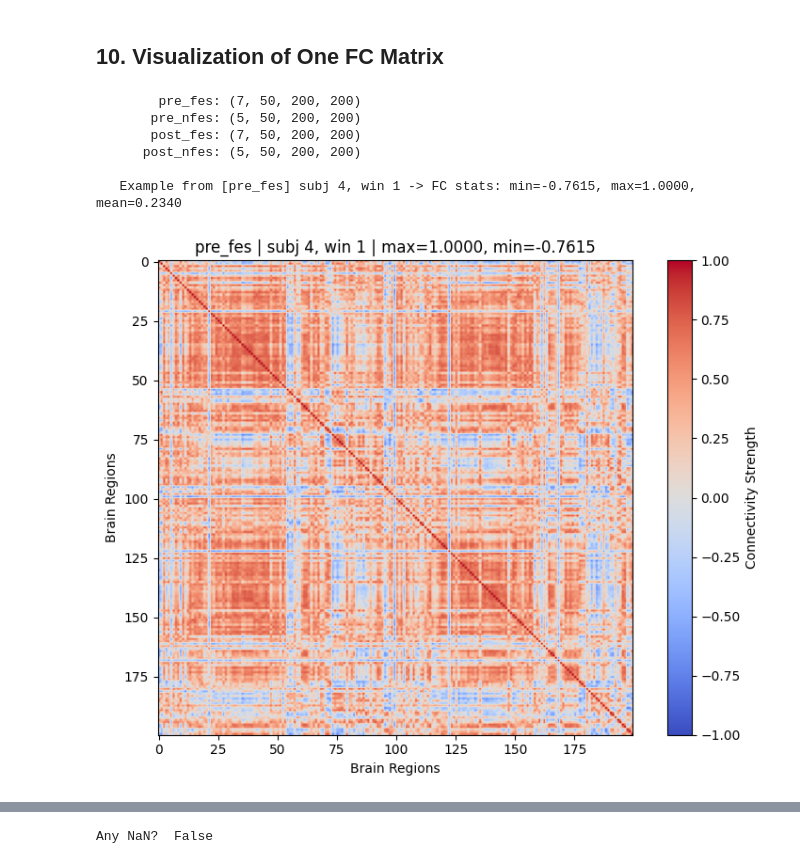
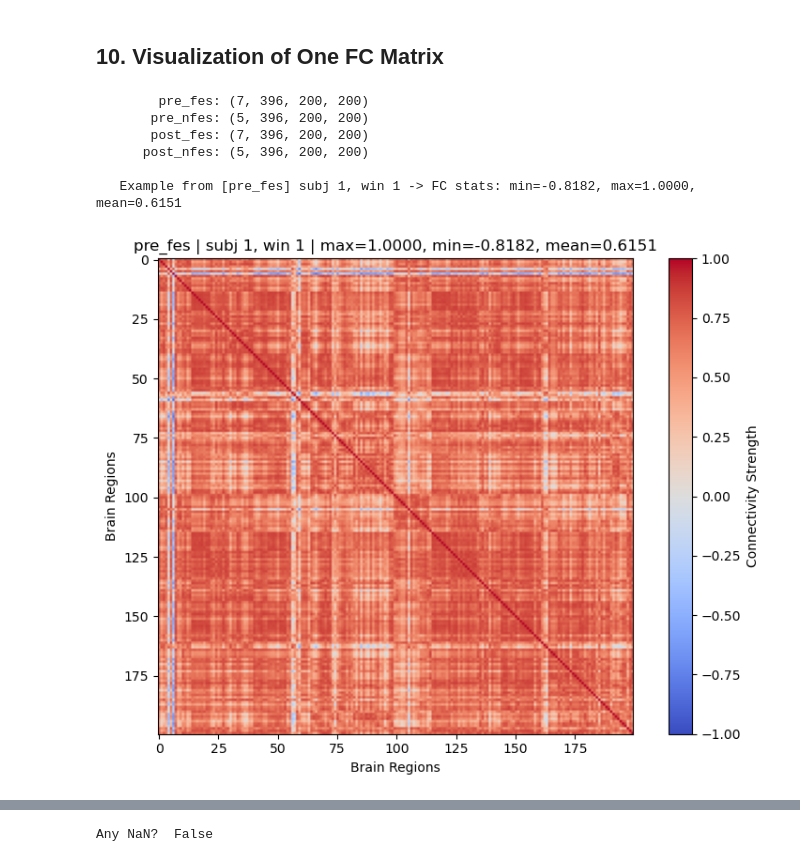
Before and after one commit to ismailukman/scifes, a Jupyter notebook: SCIFES_Multilayer_by_TPs.ipynb, the cells around one changed output, grey strips where cells are left out. Cells and saved outputs as stored; diff of their text form; code cells hidden in the pictures.

```diff
--- a/SCIFES_Multilayer_by_TPs.ipynb
+++ b/SCIFES_Multilayer_by_TPs.ipynb
@@ -55,7 +62,7 @@ cfg = Config(
     groups=["pre_fes", "pre_nfes", "post_fes", "post_nfes"],
     tr=2.0,
     window_length_sec=30.0,
-    step_size_tr=8, # 1 7 8
+    step_size_tr=1, # 1 7 8
     fmri_prefix="errts",
     expect_regions=200,
     runs_per_subject=2,
@@ -96,7 +104,7 @@ Atlas ROIs are located in nifti image at: /Users/ismaila/nilearn_data/schaefer_2
 masker = NiftiLabelsMasker(
     labels_img=atlas_filename,
     standardize="zscore_sample",
-    standardize_confounds="zscore_sample",
+    standardize_confounds=True,
     memory="nilearn_cache",
     verbose=0,
     t_r=cfg.tr,
@@ -112,6 +120,36 @@ print(f"   FC kind: Pearson correlation")
  Masker & ConnectivityMeasure Done ✅
    Masker TR: 2.0s | Standardize: zscore_sample
    FC kind: Pearson correlation
+# %%
+def build_masker(atlas_filename: str, tr: float) -> NiftiLabelsMasker:
+    # Prefer sample z-scoring if your nilearn supports it
+    try:
+        masker = NiftiLabelsMasker(
+            labels_img=atlas_filename,
+            standardize='zscore_sample',     # ok if available
+            standardize_confounds=True,      # <-- must be bool
+            memory='nilearn_cache',
+            verbose=0,
+            t_r=tr,
+        )
+    except TypeError:
+        # Older nilearn: fallback to boolean standardize
+        masker = NiftiLabelsMasker(
+            labels_img=atlas_filename,
+            standardize=True,
+            standardize_confounds=True,      # <-- keep bool
+            memory='nilearn_cache',
+            verbose=0,
+            t_r=tr,
+        )
+    return masker
+
+if not hasattr(cfg, "atlas_filename"):
+    cfg.atlas_filename = atlas.maps  # or the full path to your atlas .nii/.nii.gz
+# masker = build_masker(cfg.atlas_filename, cfg.tr)
+
+# Rebuild the masker before running test
+masker = build_masker(atlas_filename, cfg.tr)
 # %% [markdown]
 ## 4. Utils: Raw NIfTI Files (Per Group) & Verify Pairing
 # %%
@@ -361,7 +462,7 @@ for g, arr in group_fc_results.items():
 
 # ----- Choose which group / subject / window to visualize -----
 g_idx = 0   # index into cfg.groups (0-based). Change this to pick a different group.
-subj  = 4   # subject number (min is 1). Change this to pick a different subject.
+subj  = 1   # subject number (min is 1). Change this to pick a different subject.
 win   = 1   # window number  (min is 1). Change this to pick a different window.
 # --------------------------------------------------------------
 
@@ -374,40 +475,40 @@ if len(group_fc_results) > 0:
         if g0 in group_fc_results and group_fc_results[g0].size > 0:
             arr = group_fc_results[g0]
             n_subj, n_win, r1, r2 = arr.shape
 
             # Validate subj/win (1-based)
             if not (1 <= subj <= n_subj):
                 print(f"   Invalid subj={subj}. Valid range for [{g0}] is 1..{n_subj}.")
             elif not (1 <= win <= n_win):
                 print(f"   Invalid win={win}. Valid range for [{g0}] is 1..{n_win}.")
             else:
                 subj_idx = subj - 1
                 win_idx  = win  - 1
 
                 FC_example = arr[subj_idx, win_idx]  # (R, R)
                 print(f"\n   Example from [{g0}] subj {subj}, win {win} -> FC stats: "
                       f"min={np.min(FC_example):.4f}, max={np.max(FC_example):.4f}, mean={np.mean(FC_example):.4f}")
 
                 fig, ax = plt.subplots(figsize=(8, 6))
                 im = ax.imshow(FC_example, cmap='coolwarm', vmin=-1, vmax=1)
-                ax.set_title(f'{g0} | subj {subj}, win {win} | max={np.max(FC_example):.4f}, min={np.min(FC_example):.4f}')
+                ax.set_title(f'{g0} | subj {subj}, win {win} | max={np.max(FC_example):.4f}, min={np.min(FC_example):.4f}, mean={np.mean(FC_example):.4f}')
                 ax.set_xlabel('Brain Regions')
                 ax.set_ylabel('Brain Regions')
                 fig.colorbar(im, ax=ax, label='Connectivity Strength')
                 plt.tight_layout()
                 plt.show()
         else:
             print("   No FC results available to visualize for the selected group.")
 else:
     print("   group_fc_results is empty.")
 # %% [output]
-        pre_fes: (7, 50, 200, 200)
-       pre_nfes: (5, 50, 200, 200)
-       post_fes: (7, 50, 200, 200)
-      post_nfes: (5, 50, 200, 200)
+        pre_fes: (7, 396, 200, 200)
+       pre_nfes: (5, 396, 200, 200)
+       post_fes: (7, 396, 200, 200)
+      post_nfes: (5, 396, 200, 200)
 
-   Example from [pre_fes] subj 4, win 1 -> FC stats: min=-0.7615, max=1.0000, mean=0.2340
+   Example from [pre_fes] subj 1, win 1 -> FC stats: min=-0.8182, max=1.0000, mean=0.6151
-[figure, old version]
+[figure, new version]
 # %%
 for g, arr in group_fc_results.items():
     print(f"   {g:>12}: {arr.shape}")
```
Also changed, not shown: parts of 35 cells of this notebook.
